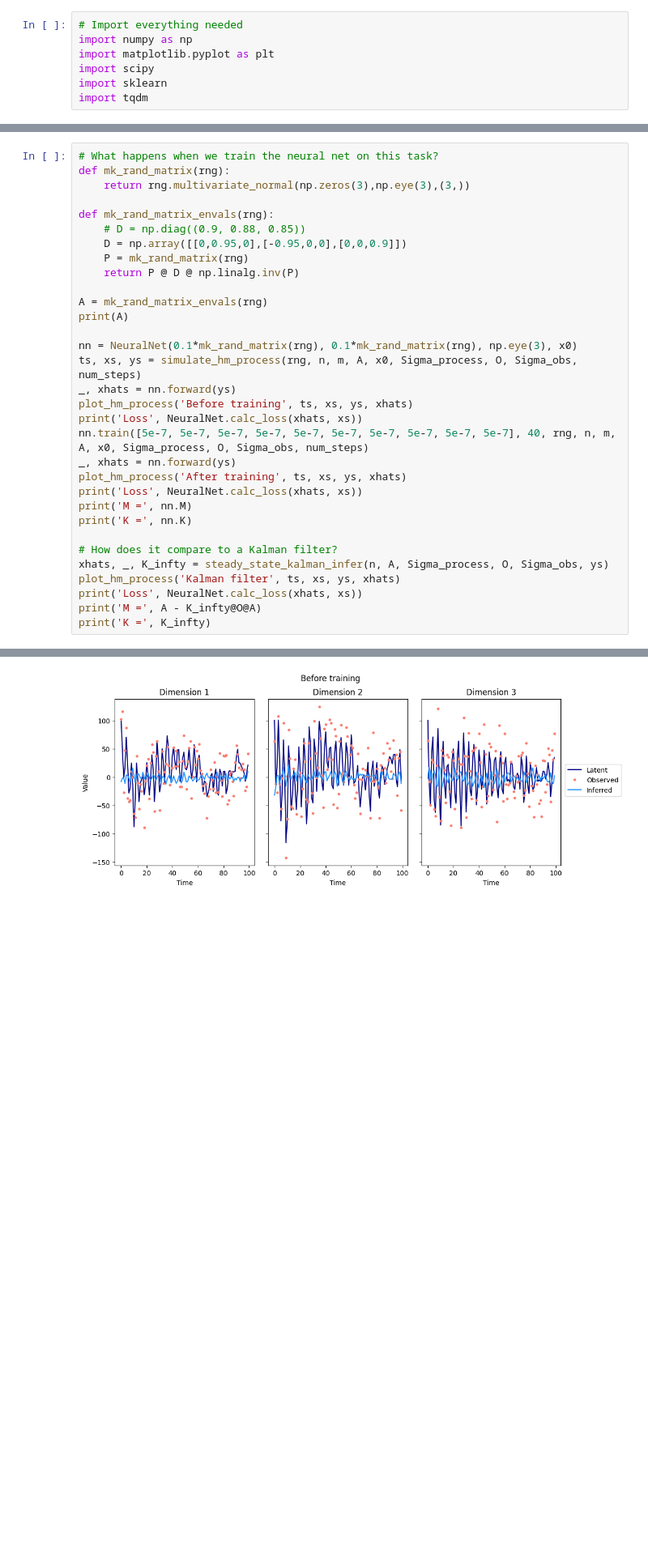
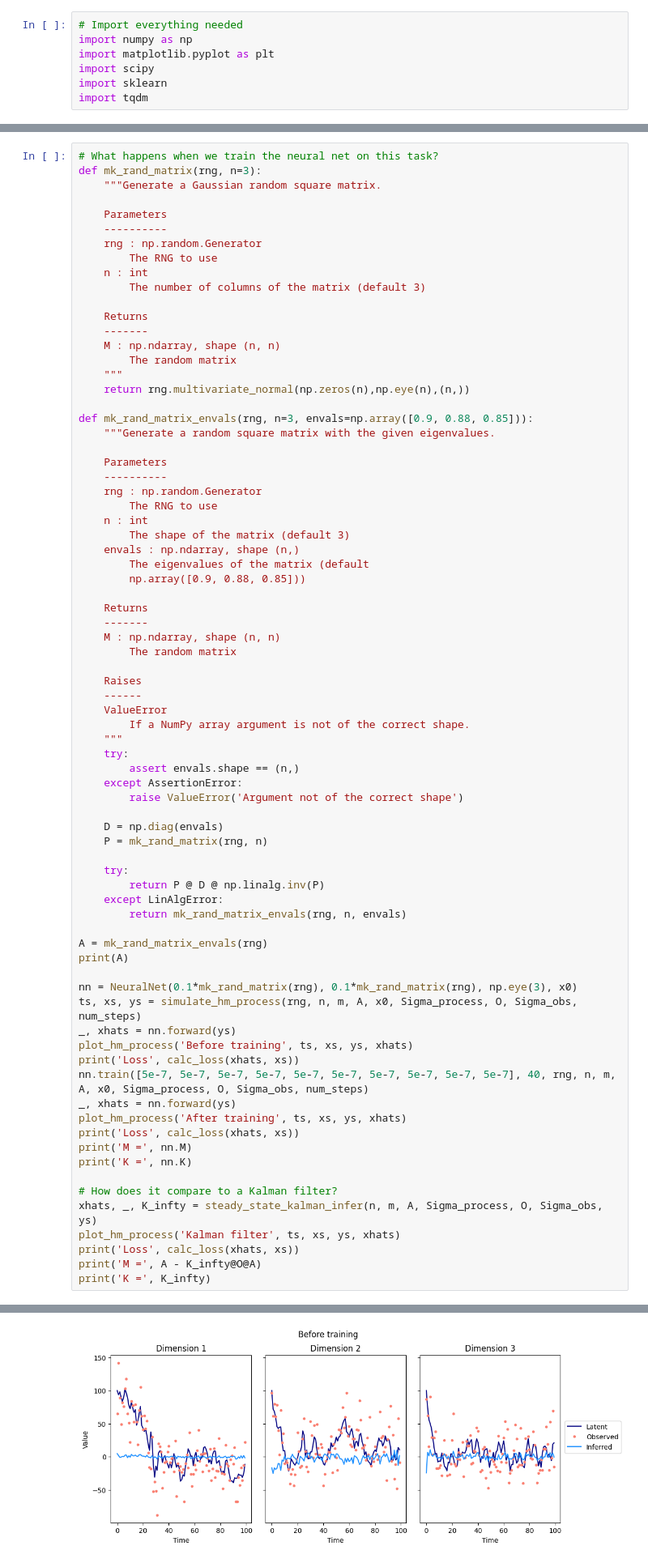
Before and after one commit to Kroiririoroirkk/cmu-project, a Jupyter notebook: LDS_exploration.ipynb, the cells around one changed output, grey strips where cells are left out. Shown at 81% size. Cells and saved outputs as stored; diff of their text form; blank space fills up the shorter version.

```diff
--- a/LDS_exploration.ipynb
+++ b/LDS_exploration.ipynb
@@ -353,14 +653,58 @@ class NeuralNet:
             print('Average loss', np.mean(Ls))
 # %%
 # What happens when we train the neural net on this task?
-def mk_rand_matrix(rng):
-    return rng.multivariate_normal(np.zeros(3),np.eye(3),(3,))
+def mk_rand_matrix(rng, n=3):
+    """Generate a Gaussian random square matrix.
 
-def mk_rand_matrix_envals(rng):
-    # D = np.diag((0.9, 0.88, 0.85))
-    D = np.array([[0,0.95,0],[-0.95,0,0],[0,0,0.9]])
-    P = mk_rand_matrix(rng)
-    return P @ D @ np.linalg.inv(P)
+    Parameters
+    ----------
+    rng : np.random.Generator
+        The RNG to use
+    n : int
+        The number of columns of the matrix (default 3)
+
+    Returns
+    -------
+    M : np.ndarray, shape (n, n)
+        The random matrix
+    """
+    return rng.multivariate_normal(np.zeros(n),np.eye(n),(n,))
+
+def mk_rand_matrix_envals(rng, n=3, envals=np.array([0.9, 0.88, 0.85])):
+    """Generate a random square matrix with the given eigenvalues.
+
+    Parameters
+    ----------
+    rng : np.random.Generator
+        The RNG to use
+    n : int
+        The shape of the matrix (default 3)
+    envals : np.ndarray, shape (n,)
+        The eigenvalues of the matrix (default
+        np.array([0.9, 0.88, 0.85]))
+
+    Returns
+    -------
+    M : np.ndarray, shape (n, n)
+        The random matrix
+
+    Raises
+    ------
+    ValueError
+        If a NumPy array argument is not of the correct shape.
+    """
+    try:
+        assert envals.shape == (n,)
+    except AssertionError:
+        raise ValueError('Argument not of the correct shape')
+
+    D = np.diag(envals)
+    P = mk_rand_matrix(rng, n)
+
+    try:
+        return P @ D @ np.linalg.inv(P)
+    except LinAlgError:
+        return mk_rand_matrix_envals(rng, n, envals)
 
 A = mk_rand_matrix_envals(rng)
 print(A)
@@ -369,18 +713,18 @@ nn = NeuralNet(0.1*mk_rand_matrix(rng), 0.1*mk_rand_matrix(rng), np.eye(3), x0)
 ts, xs, ys = simulate_hm_process(rng, n, m, A, x0, Sigma_process, O, Sigma_obs, num_steps)
 _, xhats = nn.forward(ys)
 plot_hm_process('Before training', ts, xs, ys, xhats)
-print('Loss', NeuralNet.calc_loss(xhats, xs))
+print('Loss', calc_loss(xhats, xs))
 nn.train([5e-7, 5e-7, 5e-7, 5e-7, 5e-7, 5e-7, 5e-7, 5e-7, 5e-7, 5e-7], 40, rng, n, m, A, x0, Sigma_process, O, Sigma_obs, num_steps)
 _, xhats = nn.forward(ys)
 plot_hm_process('After training', ts, xs, ys, xhats)
-print('Loss', NeuralNet.calc_loss(xhats, xs))
+print('Loss', calc_loss(xhats, xs))
 print('M =', nn.M)
 print('K =', nn.K)
 
 # How does it compare to a Kalman filter?
-xhats, _, K_infty = steady_state_kalman_infer(n, A, Sigma_process, O, Sigma_obs, ys)
+xhats, _, K_infty = steady_state_kalman_infer(n, m, A, Sigma_process, O, Sigma_obs, ys)
 plot_hm_process('Kalman filter', ts, xs, ys, xhats)
-print('Loss', NeuralNet.calc_loss(xhats, xs))
+print('Loss', calc_loss(xhats, xs))
 print('M =', A - K_infty@O@A)
 print('K =', K_infty)
 # %% [output]
@@ -390 +734 @@ print('K =', K_infty)
-[figure, old version]
+[figure, new version]
```
Also changed, not shown: parts of 5 cells of this notebook.
